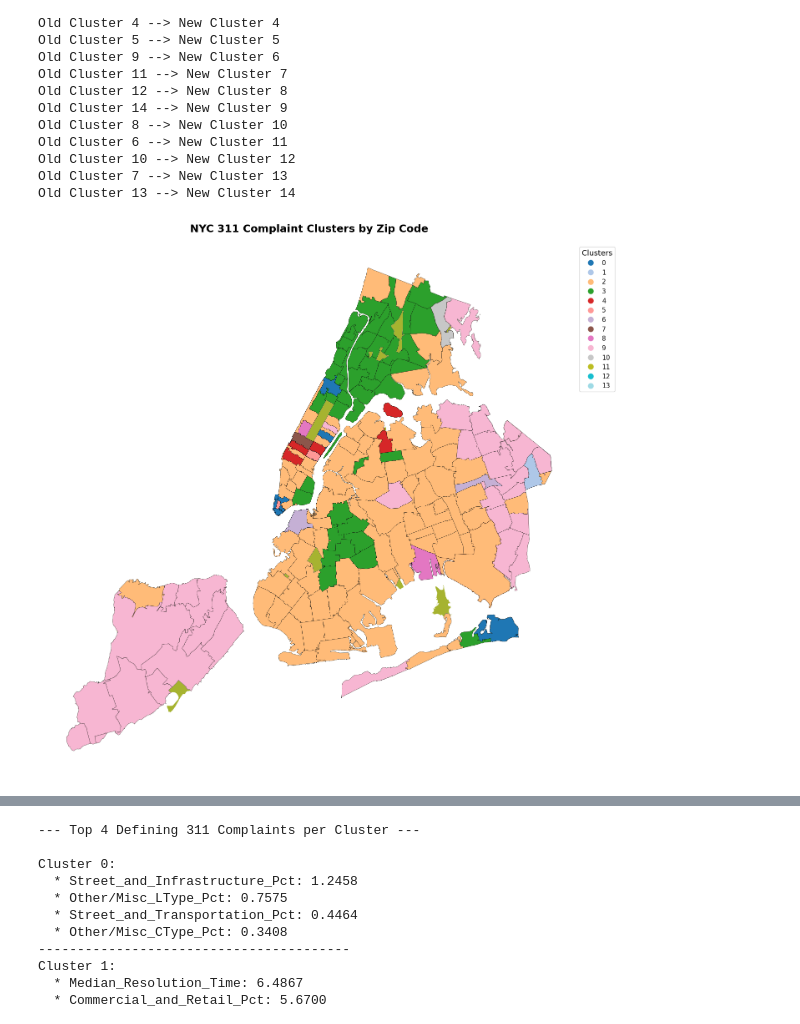
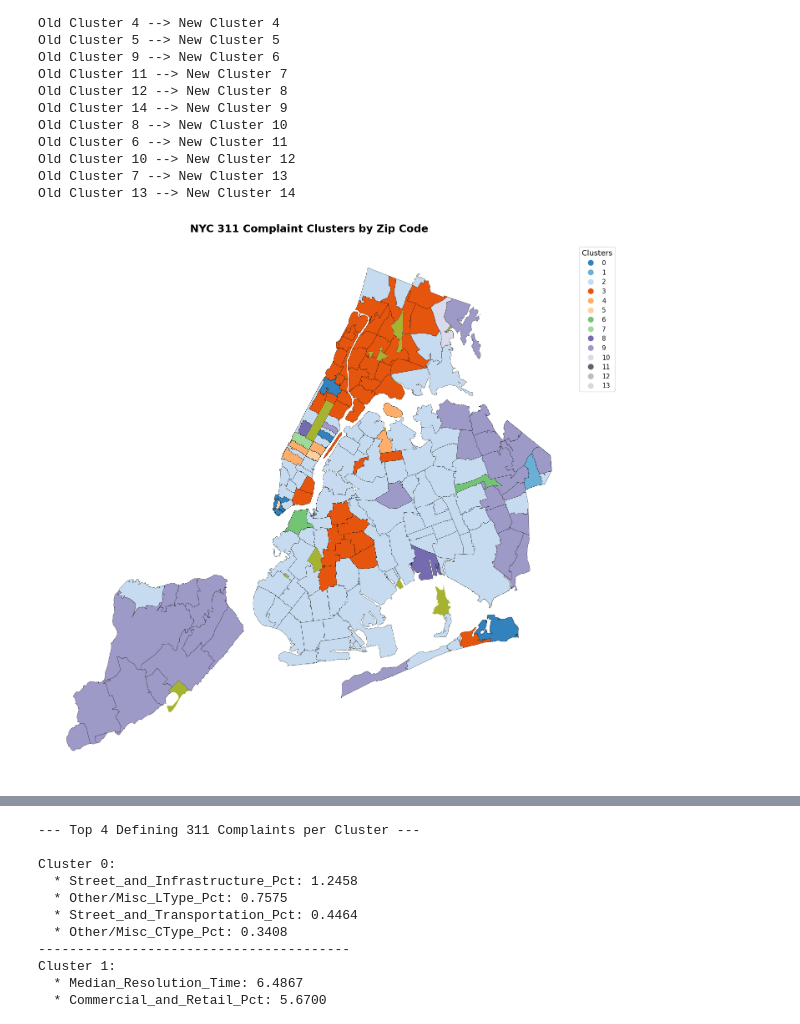
Before and after one commit to OrangeBoop/311-Cluster-Project, a Jupyter notebook: Clustering_Zip/Clustering_zip_KMEANS.ipynb, the cells around one changed output, grey strips where cells are left out. Drawn from its saved outputs; the diff is of its cells as text; code cells hidden in the pictures.

Commit message:
Fixed the graphs added neon colors aswell
Fixed the graphing of the zip codes and added neon colors to find outliers and also made the centroid analysis.

```diff
--- a/Clustering_Zip/Clustering_zip_KMEANS.ipynb
+++ b/Clustering_Zip/Clustering_zip_KMEANS.ipynb
@@ -168,7 +169,6 @@ Old Cluster 10 --> New Cluster 12
 Old Cluster 7 --> New Cluster 13
 Old Cluster 13 --> New Cluster 14
 # %%
-# 2. Prepare your dataframe for the merge
 pree_norm_df_final = pre_norm_df_final.reset_index()
 
 # Clean up zip codes to remove decimals and ensure standard format
@@ -181,7 +181,6 @@ pree_norm_df_final['Incident_Zip'] = (
 )
 nyc_map['modzcta'] = nyc_map['modzcta'].astype(str).str.strip()
 
-# 3. The Ultimate NYC Zip Crosswalk
 # This maps point/vanity zips, airports, splits, and former "trash" zips to their parent polygons
 zip_crosswalk = {
     # Midtown Manhattan Vanity Zips
@@ -230,9 +229,8 @@ zip_crosswalk = {
 # Apply crosswalk maps
 pree_norm_df_final['Incident_Zip'] = pree_norm_df_final['Incident_Zip'].replace(zip_crosswalk)
 
-# Notice: The junk filtering code block was completely removed so these rows survive.
 
-# 4. Merge the geographic polygons with your clustering labels
+# Merge the geographic polygons with your clustering labels
 mapped_clusters = nyc_map.merge(
     pree_norm_df_final,
     left_on='modzcta',
@@ -240,33 +238,33 @@ mapped_clusters = nyc_map.merge(
     how='inner'
 )
 
-# 5. Plot the Choropleth Map
+# Plot the Choropleth Map
 fig, ax = plt.subplots(1, 1, figsize=(14, 14))
 
 # Plot a light grey base map of ALL NYC zip codes behind your data for context
 nyc_map.plot(ax=ax, color="#a6b330", edgecolor='white', linewidth=0.5)
 
 # Plot your specific clusters
 mapped_clusters.plot(
     column='Cluster',
     ax=ax,
     categorical=True,
     legend=True,
-    cmap='tab20',      # Switched to tab20 to easily handle up to 20 distinct categories
+    cmap='tab20c',
     edgecolor='black',
     linewidth=0.3,
     legend_kwds={
         'loc': 'upper left',
         'bbox_to_anchor': (1, 1),
         'title': "Clusters",
         'fontsize': 11,
         'title_fontsize': 13
     }
 )
 
 plt.title('NYC 311 Complaint Clusters by Zip Code', fontsize=18, fontweight='bold', pad=20)
 plt.axis('off')
 plt.tight_layout()
 plt.show()
 # %% [output]
-[figure, old version]
+[figure, new version]
```
Also changed, not shown: parts of 2 cells of this notebook, 3 other files.
